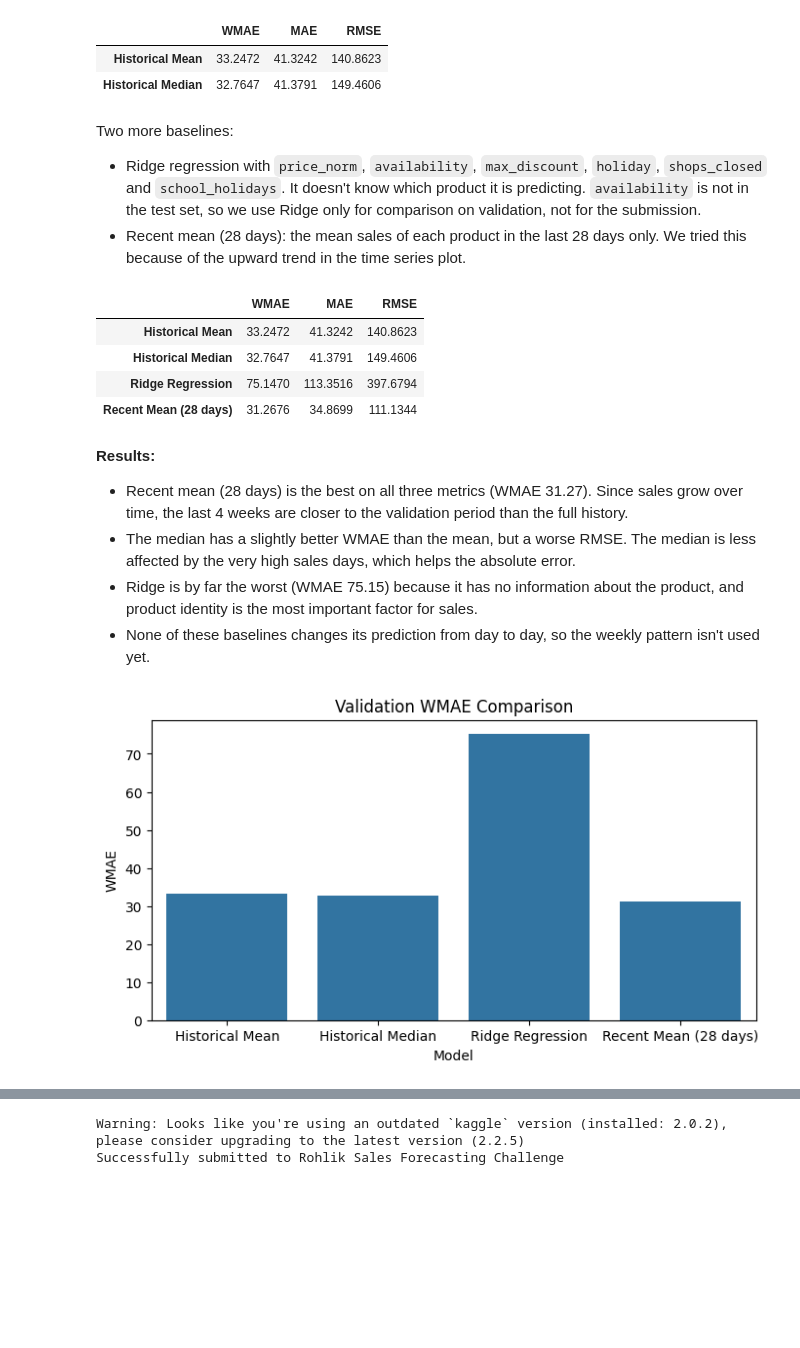
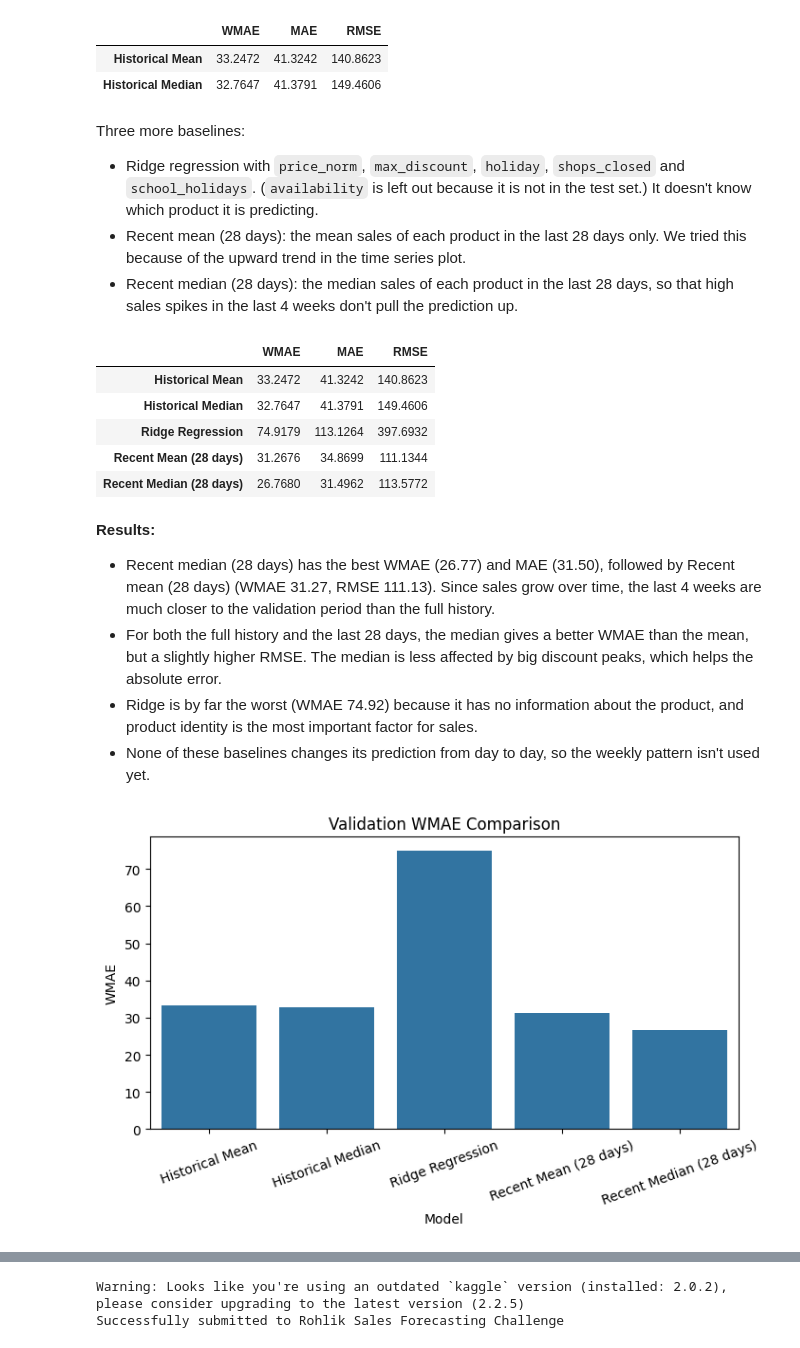
Before and after one commit to KtoxTheNisa/GROUP51_CENG313, a Jupyter notebook: assignment1_eda_baseline.ipynb, the cells around one changed output, grey strips where cells are left out. Saved outputs shown, nothing was run; the diff lists cells and outputs as text; code cells hidden in the pictures; blank space fills up the shorter version.

Commit message:
added recent median baseline, category and discount type eda, and updated readme

```diff
--- a/assignment1_eda_baseline.ipynb
+++ b/assignment1_eda_baseline.ipynb
@@ -461,14 +501,14 @@ The result is not simple:
 
 However, this plot compares different products across discount groups, and low discounts may be used mostly on products that normally sell less. Below we compare each product with its own average sales to remove this product mix effect.
 # %%
-#discount groups have different products, so compare each product with its own mean sales
-
-train_merged["sales_rel"] = train_merged["sales"] / train_merged.groupby("unique_id")["sales"].transform("mean")
-disc_rel = train_merged.groupby("discount_group", observed=False)["sales_rel"].mean()
-print(disc_rel)
+#discount groups have different products, so divide each sale by the product's own average
+product_mean = train_merged.groupby("unique_id")["sales"].mean()
+train_merged["norm_sales"] = train_merged["sales"] / train_merged["unique_id"].map(product_mean)
+disc_norm = train_merged.groupby("discount_group", observed=False)["norm_sales"].mean()
+print(disc_norm)
 
 plt.figure(figsize=(8, 4))
-sns.barplot(x=disc_rel.index, y=disc_rel.values)
+sns.barplot(x=disc_norm.index, y=disc_norm.values)
 
 plt.axhline(1, color="red", linestyle="--") #1 means normal sales of the product
 plt.title("Relative Sales by Discount Level (Within Product)")
@@ -521,47 +590,50 @@ Val part shape: (47319, 28)
 | Historical Mean | 33.2472 | 41.3242 | 140.8623 |
 | Historical Median | 32.7647 | 41.3791 | 149.4606 |
 # %% [markdown]
-Two more baselines:
-- Ridge regression with `price_norm`, `availability`, `max_discount`, `holiday`, `shops_closed` and `school_holidays`. It doesn't know which product it is predicting. `availability` is not in the test set, so we use Ridge only for comparison on validation, not for the submission.
+Three more baselines:
+- Ridge regression with `price_norm`, `max_discount`, `holiday`, `shops_closed` and `school_holidays`. (`availability` is left out because it is not in the test set.) It doesn't know which product it is predicting.
 - Recent mean (28 days): the mean sales of each product in the last 28 days only. We tried this because of the upward trend in the time series plot.
+- Recent median (28 days): the median sales of each product in the last 28 days, so that high sales spikes in the last 4 weeks don't pull the prediction up.
 # %%
-#ridge regression baseline for comparison
-
-features = ["price_norm", "availability", "max_discount", "holiday", "shops_closed", "school_holidays"]
+#ridge regression and recent 28-day baselines for comparison
 y_val = val_part["sales"].values
 val_w = val_part["weight"].values
 pred_ridge = predict_ridge_baseline(train_part, val_part)
 #daily sales plot shows an upward trend, so use only the last 28 days per product
 pred_recent = predict_recent_mean_baseline(train_part, val_part)
+pred_recent_med = predict_recent_median_baseline(train_part, val_part)
 all_results = pd.DataFrame([
     calculate_metrics(y_val, pred_mean, val_w),
     calculate_metrics(y_val, pred_median, val_w),
     calculate_metrics(y_val, pred_ridge, val_w),
-    calculate_metrics(y_val, pred_recent, val_w)
-], index=["Historical Mean", "Historical Median", "Ridge Regression", "Recent Mean (28 days)"])
+    calculate_metrics(y_val, pred_recent, val_w),
+    calculate_metrics(y_val, pred_recent_med, val_w)
+], index=["Historical Mean", "Historical Median", "Ridge Regression", "Recent Mean (28 days)", "Recent Median (28 days)"])
 all_results
 # %% [output]
 |  | WMAE | MAE | RMSE |
 | Historical Mean | 33.2472 | 41.3242 | 140.8623 |
 | Historical Median | 32.7647 | 41.3791 | 149.4606 |
-| Ridge Regression | 75.1470 | 113.3516 | 397.6794 |
+| Ridge Regression | 74.9179 | 113.1264 | 397.6932 |
 | Recent Mean (28 days) | 31.2676 | 34.8699 | 111.1344 |
+| Recent Median (28 days) | 26.7680 | 31.4962 | 113.5772 |
 # %% [markdown]
 **Results:**
-- Recent mean (28 days) is the best on all three metrics (WMAE 31.27). Since sales grow over time, the last 4 weeks are closer to the validation period than the full history.
-- The median has a slightly better WMAE than the mean, but a worse RMSE. The median is less affected by the very high sales days, which helps the absolute error.
-- Ridge is by far the worst (WMAE 75.15) because it has no information about the product, and product identity is the most important factor for sales.
+- Recent median (28 days) has the best WMAE (26.77) and MAE (31.50), followed by Recent mean (28 days) (WMAE 31.27, RMSE 111.13). Since sales grow over time, the last 4 weeks are much closer to the validation period than the full history.
+- For both the full history and the last 28 days, the median gives a better WMAE than the mean, but a slightly higher RMSE. The median is less affected by big discount peaks, which helps the absolute error.
+- Ridge is by far the worst (WMAE 74.92) because it has no information about the product, and product identity is the most important factor for sales.
 - None of these baselines changes its prediction from day to day, so the weekly pattern isn't used yet.
 # %%
 #plot wmae comparison for baselines
 plt.figure(figsize=(8, 4))
 sns.barplot(x=all_results.index, y=all_results["WMAE"].values)
 plt.title("Validation WMAE Comparison")
 plt.ylabel("WMAE")
 plt.xlabel("Model")
+plt.xticks(rotation=20)
 plt.show()
 # %% [output]
-[figure, old version]
+[figure, new version]
 # %% [markdown]
 ## 10. Kaggle Submission
 
```
Also changed, not shown: parts of 18 cells of this notebook, 2 other files.
